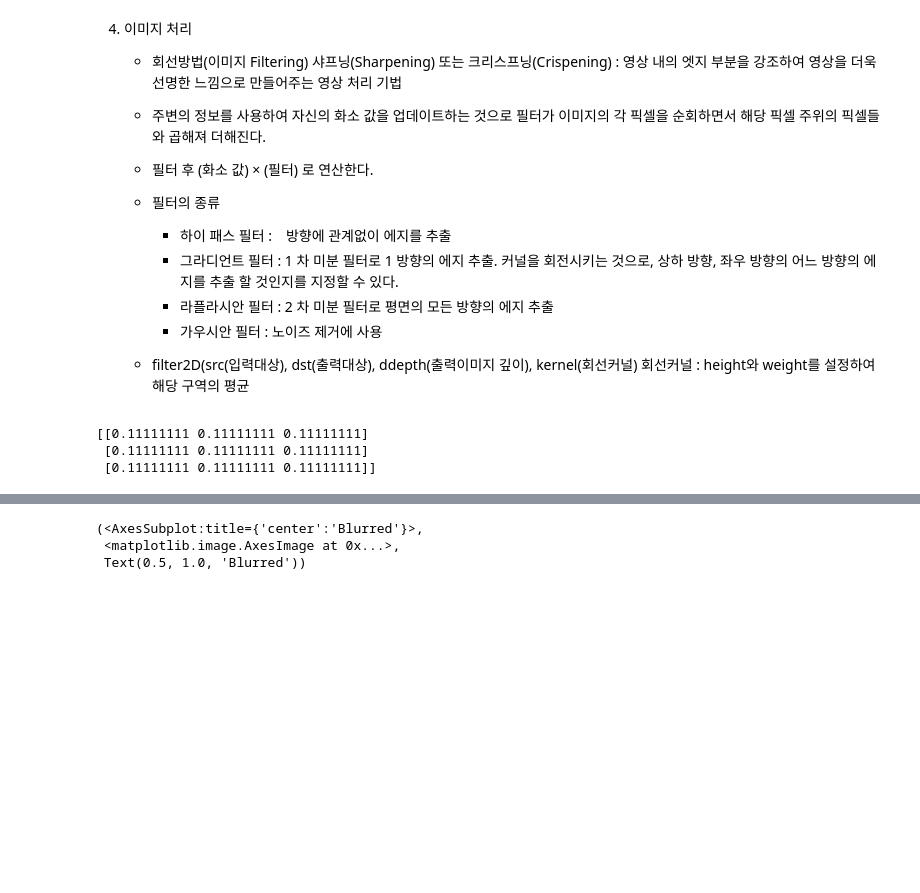
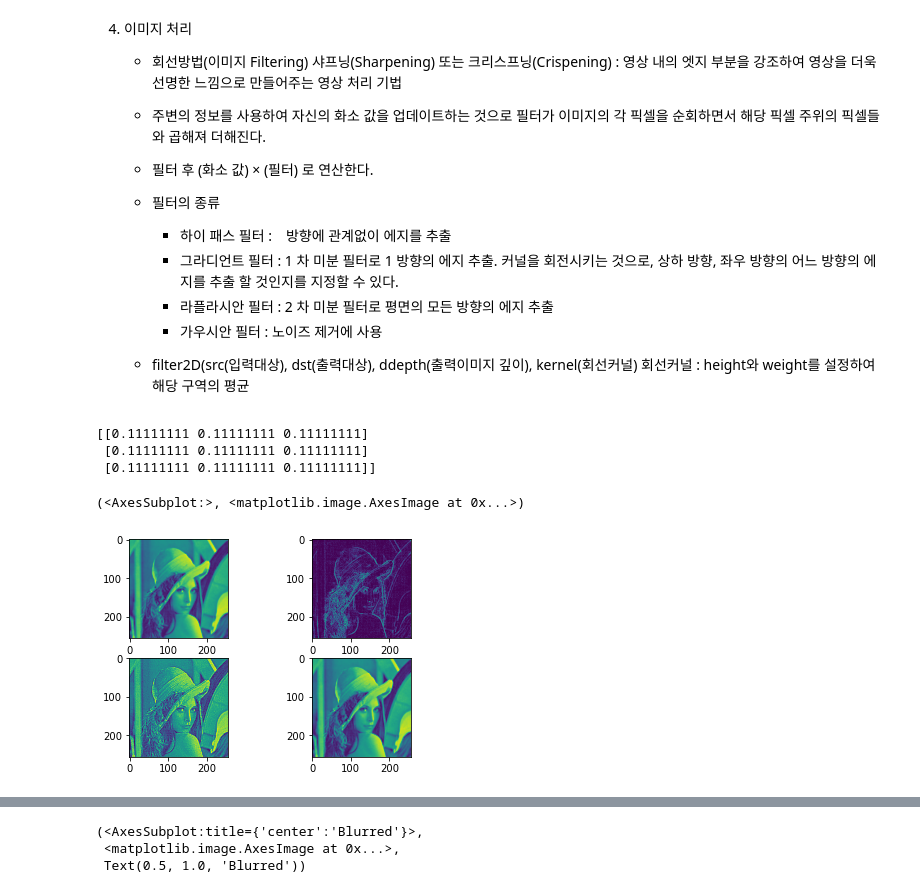
Before and after one commit to KDG21/TIL, a Jupyter notebook: openCV/2021-01-13 openCV01.ipynb, the cells around one changed output, grey strips where cells are left out. Drawn from its saved outputs; the diff is of its cells as text; code cells hidden in the pictures; blank space fills up the shorter version.

```diff
--- a/openCV/2021-01-13 openCV01.ipynb
+++ b/openCV/2021-01-13 openCV01.ipynb
@@ -28,43 +28,53 @@
 # 1) 주변 정보에서 회소 값을 계산하고 노이즈를 계산한다
 import cv2
 import numpy as np
+import matplotlib.pyplot as plt
 
 kernel = np.ones((3,3)) / 9.0  # 회선에 사용하는 필터
 print(kernel)
-img = cv2.imread('myImg\\Lenna.png',0)
-# img = cv2.imread('myImg\\letters.jpg',0)
+img = cv2.imread('myImg\\Lenna.png', 0)
+# img = cv2.imread('myImg\\letters.jpg', 0)
 img_kel = cv2.filter2D(img, -1, kernel)
 # 인수 '-1'은 원본 이미지(img)를 돌려주는 것을 의미
 
 # 라플라시안 필터 (3*3)
 kernel_laplacian_3x3 = np.array([[1,1,1],
                                [1,-8,1],
                                [1,1,1]], np.float32)
+
 kernel_laplacian = cv2.filter2D(img, -1, kernel_laplacian_3x3)
 
 kernel_laplacian_3x3_02 = np.array([[-1,-1,-1],
                                    [-1,9,-1],
                                    [-1,-1,-1]], np.float32)
+
 kernel_laplacian02 = cv2.filter2D(img, -1, kernel_laplacian_3x3_02)
 
 # 가우시안 필터
 kernel_gaussian = np.array([[1,2,1],
                             [2,4,2],
                             [1,2,1]], np.float32) / 16
 img_kel_gaussian = cv2.filter2D(img, -1, kernel_gaussian)
 
-# 이미지 보기
-cv2.imshow('img_kel', img_kel)
-cv2.imshow('kernel_laplacian', kernel_laplacian)
-cv2.imshow('kernel_laplacian02', kernel_laplacian02)
-cv2.imshow('img_kel_gaussian', img_kel_gaussian)
+# # 이미지 보기
+# cv2.imshow('img_kel', img_kel)
+# cv2.imshow('kernel_laplacian', kernel_laplacian)
+# cv2.imshow('kernel_laplacian02', kernel_laplacian02)
+# cv2.imshow('img_kel_gaussian', img_kel_gaussian)
 
-# 종료
-cv2.waitKey(0)  # 무한기다림
-cv2.destroyAllWindows()
+# # 종료
+# cv2.waitKey(0)  # 무한기다림
+# cv2.destroyAllWindows()
+
+plt.subplot(221), plt.imshow(img_kel)
+plt.subplot(222), plt.imshow(kernel_laplacian)
+plt.subplot(223), plt.imshow(kernel_laplacian02)
+plt.subplot(224), plt.imshow(img_kel_gaussian)
 # %% [output]
 [[0.11111111 0.11111111 0.11111111]
  [0.11111111 0.11111111 0.11111111]
  [0.11111111 0.11111111 0.11111111]]
+(<AxesSubplot:>, <matplotlib.image.AxesImage at 0x...>)
+[figure, added]
 # %% [markdown]
 필터처리과정 영상내에서 점으로 마스크 움직임으로 이루어지고 감지한다.
```
Also changed, not shown: parts of 8 cells of this notebook.
